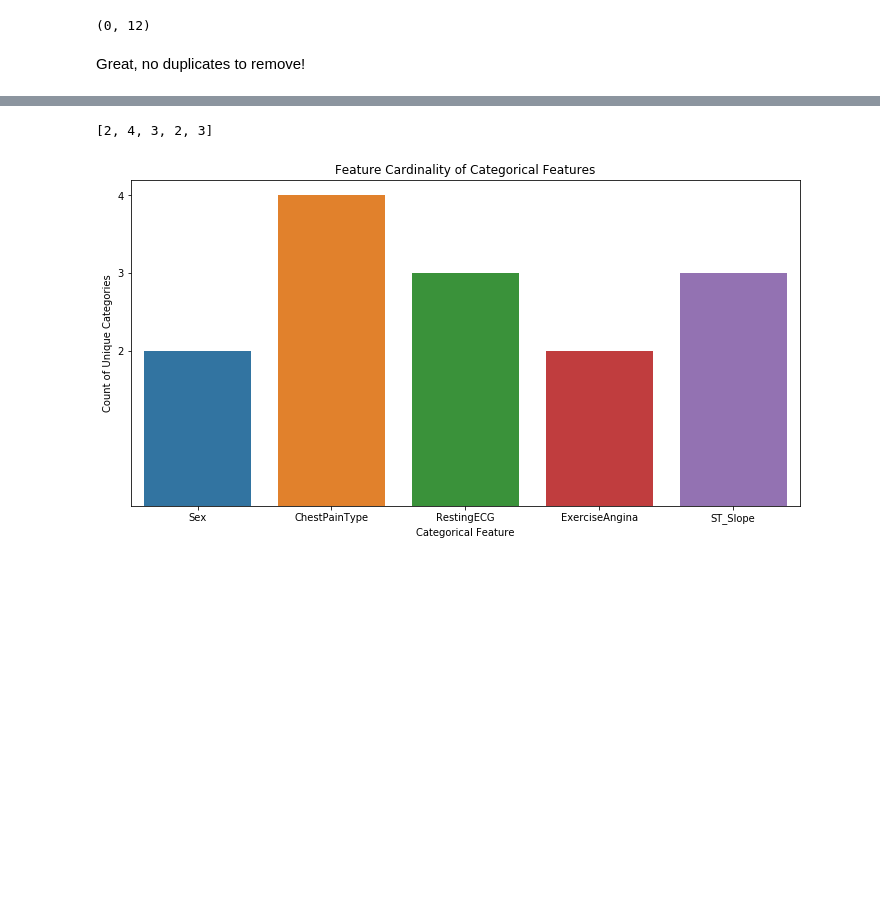
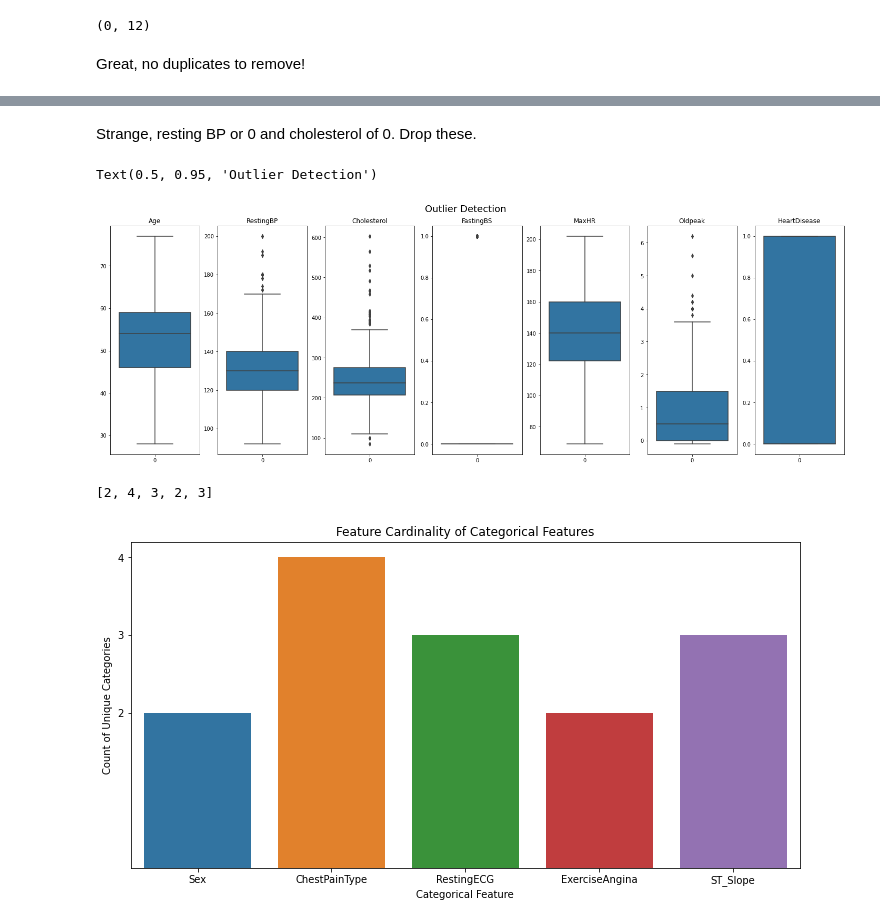
Before and after one commit to brianwade1/Bayesian_Optimization_NN_HeartFailure, a Jupyter notebook: EDA.ipynb, the cells around one changed output, grey strips where cells are left out. Cells and saved outputs as stored; diff of their text form; code cells hidden in the pictures; blank space fills up the shorter version.

```diff
--- a/EDA.ipynb
+++ b/EDA.ipynb
@@ -146,3 +177,19 @@ No extreme outliers!
+# %% [markdown]
+Strange, resting BP or 0 and cholesterol of 0.  Drop these.
+# %%
+df.drop(df[df['RestingBP'] == 0].index, inplace = True)
+df.drop(df[df['Cholesterol'] == 0].index, inplace = True)
+
+fig = plt.figure(figsize=[25,8])
+for n, column in enumerate(num_cols):
+    ax = fig.add_subplot(1, num_numeric_cols, n + 1)
+    sns.boxplot(data = df[column], ax = ax)
+    ax.set_title(column)
+    ax.set_xlabel("")
+fig.suptitle("Outlier Detection", fontsize=18, y=0.95)
+# %% [output]
+Text(0.5, 0.95, 'Outlier Detection')
+[figure, added]
 # %%
 # Find cardinality of categorical columns
 cardinality = [len(df[col].unique()) for col in cat_cols]
```
Also changed, not shown: parts of 15 cells of this notebook, 24 other files.
